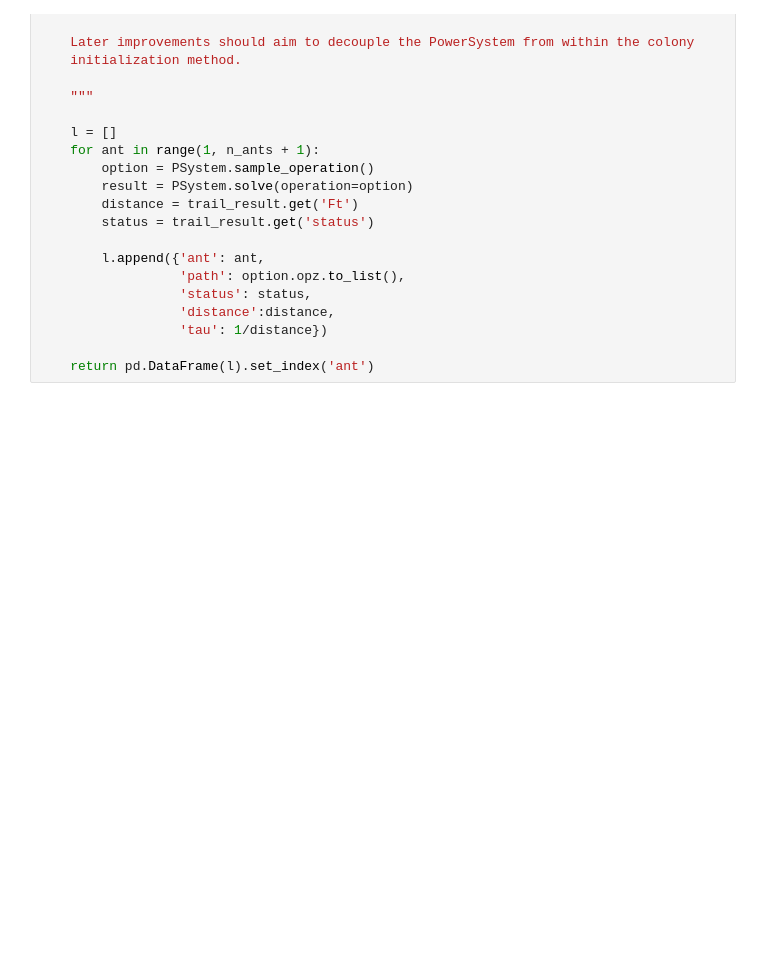
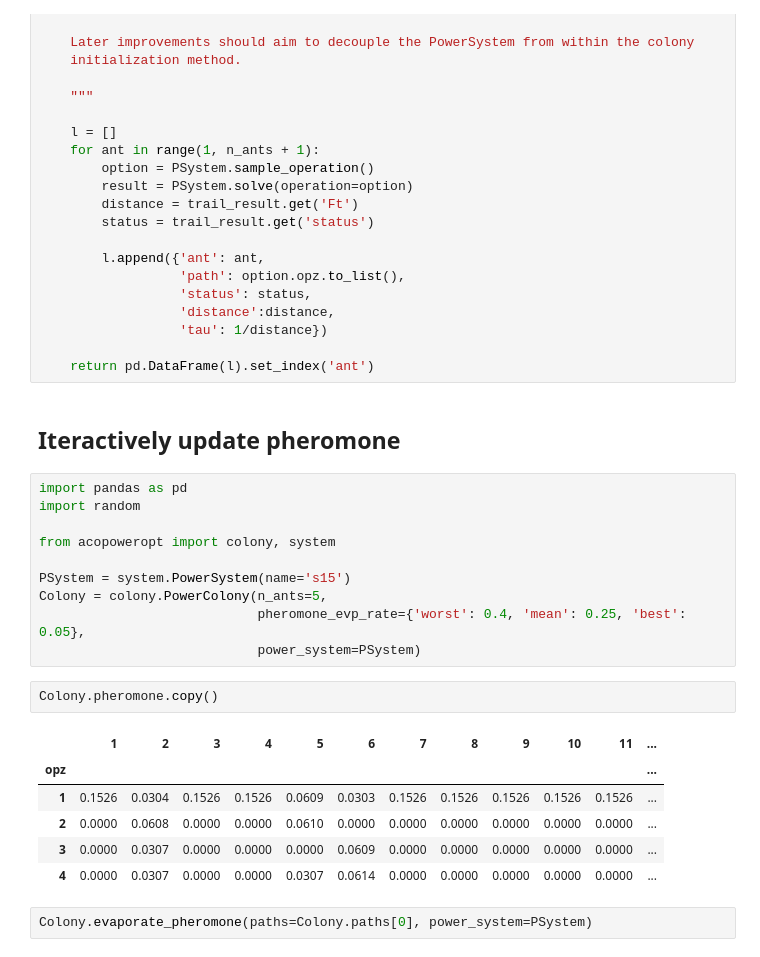
Before and after one commit to ettoreaquino/acopoweropt, a Jupyter notebook: notebooks/ColonyInitializer.ipynb, the cells around one changed output. Drawn from its saved outputs; the diff is of its cells as text; blank space fills up the shorter version.

```diff
--- a/notebooks/ColonyInitializer.ipynb
+++ b/notebooks/ColonyInitializer.ipynb
@@ -42,3 +42,26 @@ def initialize(n_ants: int):
                   'tau': 1/distance})
 
     return pd.DataFrame(l).set_index('ant')
+# %% [markdown]
+## Iteractively update pheromone
+# %%
+import pandas as pd
+import random
+
+from acopoweropt import colony, system
+
+PSystem = system.PowerSystem(name='s15')
+Colony = colony.PowerColony(n_ants=5,
+                            pheromone_evp_rate={'worst': 0.4, 'mean': 0.25, 'best': 0.05},
+                            power_system=PSystem)
+# %%
+Colony.pheromone.copy()
+# %% [output]
+|  | 1 | 2 | 3 | 4 | 5 | 6 | 7 | 8 | 9 | 10 | 11 | ... |
+| opz |  |  |  |  |  |  |  |  |  |  |  | ... |
+| 1 | 0.1526 | 0.0304 | 0.1526 | 0.1526 | 0.0609 | 0.0303 | 0.1526 | 0.1526 | 0.1526 | 0.1526 | 0.1526 | ... |
+| 2 | 0.0000 | 0.0608 | 0.0000 | 0.0000 | 0.0610 | 0.0000 | 0.0000 | 0.0000 | 0.0000 | 0.0000 | 0.0000 | ... |
+| 3 | 0.0000 | 0.0307 | 0.0000 | 0.0000 | 0.0000 | 0.0609 | 0.0000 | 0.0000 | 0.0000 | 0.0000 | 0.0000 | ... |
+| 4 | 0.0000 | 0.0307 | 0.0000 | 0.0000 | 0.0307 | 0.0614 | 0.0000 | 0.0000 | 0.0000 | 0.0000 | 0.0000 | ... |
+# %%
+Colony.evaporate_pheromone(paths=Colony.paths[0], power_system=PSystem)
```
Also changed, not shown: parts of 7 cells of this notebook, 6 other files.
